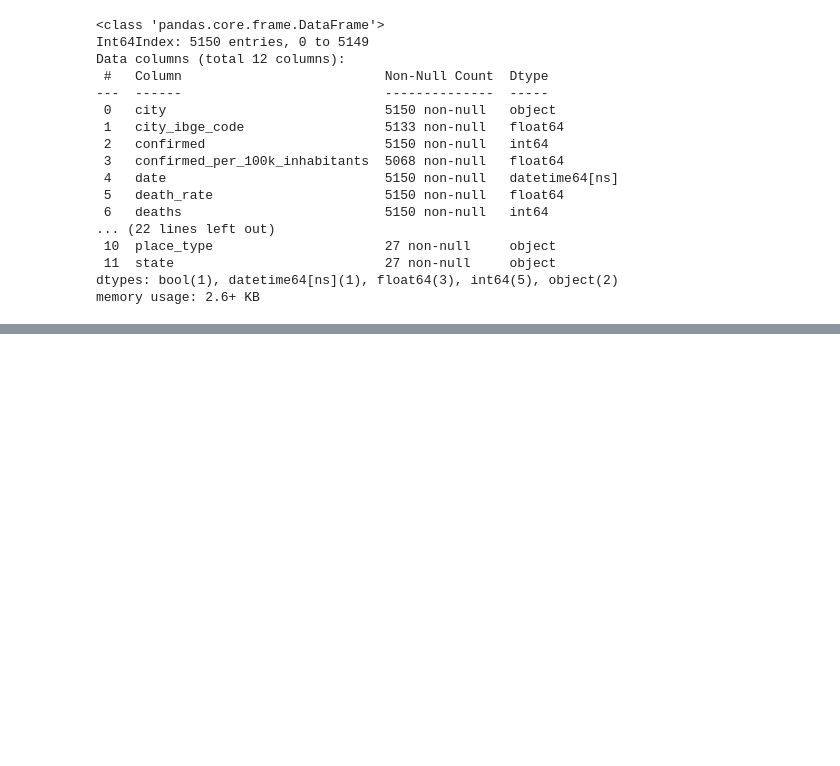
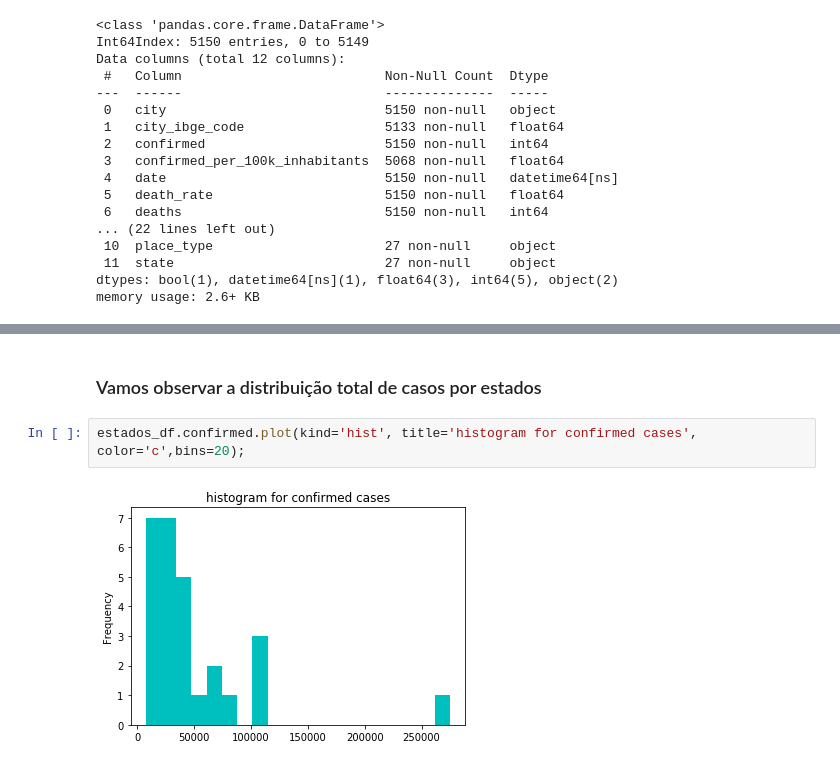
Before and after one commit to gutospinelli/covid19Brazil, a Jupyter notebook: notebooks/2 - Data Exploration - Covid19 Brazil IO Data.ipynb, the cells around one changed output, grey strips where cells are left out. Saved outputs shown, nothing was run; the diff lists cells and outputs as text; blank space fills up the shorter version.

```diff
--- a/notebooks/2 - Data Exploration - Covid19 Brazil IO Data.ipynb
+++ b/notebooks/2 - Data Exploration - Covid19 Brazil IO Data.ipynb
@@ -54,0 +80,6 @@ memory usage: 2.6+ KB
+# %% [markdown]
+### Vamos observar a distribuição total de casos por estados
+# %%
+estados_df.confirmed.plot(kind='hist', title='histogram for confirmed cases', color='c',bins=20);
+# %% [output]
+[figure, added]
```
Also changed, not shown: parts of 11 cells of this notebook.
